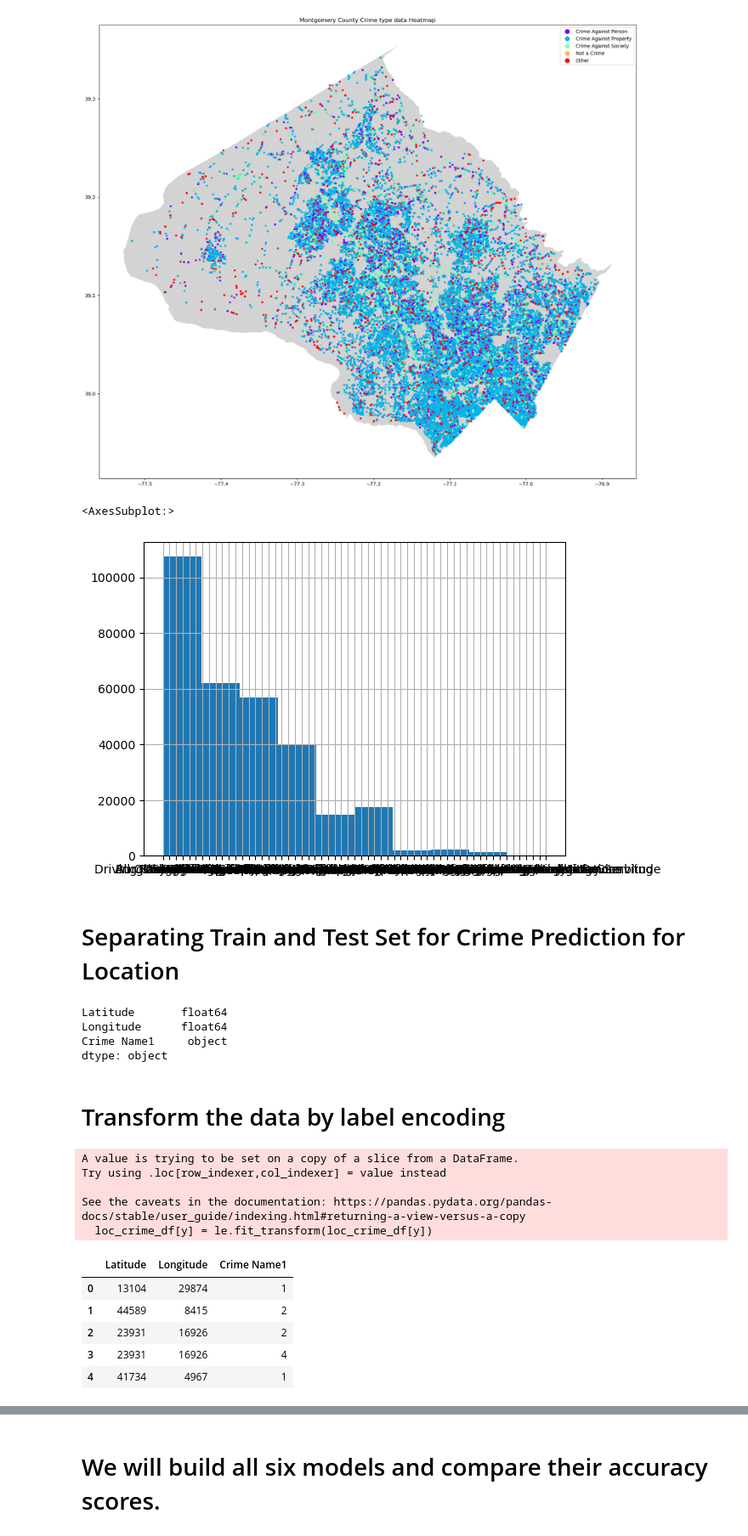
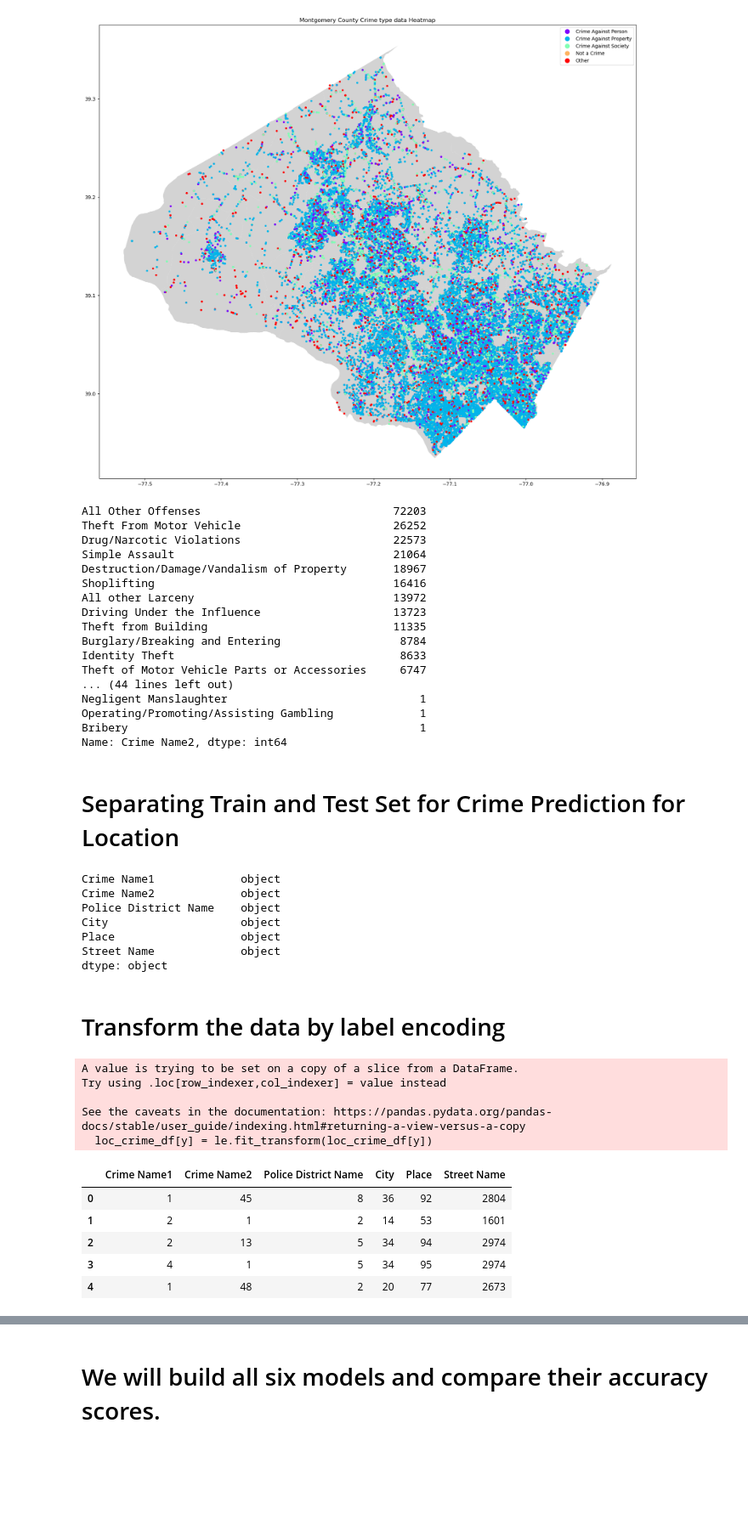
Before and after one commit to Shawon046/Crime-Prediction-for-Montgomery-County, a Jupyter notebook: crime predictor.ipynb, the cells around one changed output, grey strips where cells are left out. Shown at 85% size. Drawn from its saved outputs; the diff is of its cells as text; code cells hidden in the pictures; blank space fills up the shorter version.

```diff
--- a/crime predictor.ipynb
+++ b/crime predictor.ipynb
@@ -133,0 +128,4 @@ inputdf['Longitude'].hist()
+# %%
+inputdf['Crime Name2'].value_counts()
+# Filter all rows for that has occurances less than 5
+inputdf = inputdf[inputdf.columns[inputdf['Crime Name2'].value_counts() > 5]]
@@ -173,52 +191,73 @@ Text(0.5, 1.0, 'Montgomery County Crime type data Heatmap')
 [figure]
 # %%
 #geo_df['Crime Name1'].hist()
-geo_df['Crime Name2'].hist()
-
+geo_df['Crime Name2'].count()
+geo_df['Crime Name2'].value_counts()
 # geo_df.groupby('Crime Name2').count() # per group data count
 
 
 #geo_df['Latitude'].hist()
 # %% [output]
-<AxesSubplot:>
+All Other Offenses                             72203
+Theft From Motor Vehicle                       26252
+Drug/Narcotic Violations                       22573
+Simple Assault                                 21064
+Destruction/Damage/Vandalism of Property       18967
+Shoplifting                                    16416
+All other Larceny                              13972
+Driving Under the Influence                    13723
+Theft from Building                            11335
+Burglary/Breaking and Entering                  8784
+Identity Theft                                  8633
+Theft of Motor Vehicle Parts or Accessories     6747
+... (44 lines left out)
+Negligent Manslaughter                             1
+Operating/Promoting/Assisting Gambling             1
+Bribery                                            1
+Name: Crime Name2, dtype: int64
-[figure, removed]
 # %% [markdown]
 # Separating Train and Test Set for Crime Prediction for Location
 # %%
 # loc_crime_df = inputdf[['Latitude', 'Longitude', 'Crime Name1']]
+loc_crime_df = inputdf[['Crime Name1','Crime Name2', 'Police District Name', 'City', 'Place', 'Street Name']]
 loc_crime_df.head()
 
 loc_crime_df.dtypes
 # %% [output]
-Latitude       float64
-Longitude      float64
-Crime Name1     object
+Crime Name1             object
+Crime Name2             object
+Police District Name    object
+City                    object
+Place                   object
+Street Name             object
 dtype: object
 # %% [markdown]
 # Transform the data by label encoding
 # %%
 def label_encoder(y):
     le = LabelEncoder()
     loc_crime_df[y] = le.fit_transform(loc_crime_df[y])
 
-label_list = ['Latitude', 'Longitude', 'Crime Name1']
+#loc_crime_df = inputdf[['Crime Name1','Crime Name2', 'Police District Name', 'City', 'Place', 'Street Name']]
+
+label_list = ['Crime Name1','Crime Name2', 'Police District Name', 'City', 'Place', 'Street Name']
 
 for l in label_list:
     label_encoder(l)
 
 #Display transformed data
 loc_crime_df.head()
 # %% [output]
 A value is trying to be set on a copy of a slice from a DataFrame.
 Try using .loc[row_indexer,col_indexer] = value instead
 
 See the caveats in the documentation: https://pandas.pydata.org/pandas-docs/stable/user_guide/indexing.html#returning-a-view-versus-a-copy
   loc_crime_df[y] = le.fit_transform(loc_crime_df[y])
-|  | Latitude | Longitude | Crime Name1 |
-| 0 | 13104 | 29874 | 1 |
-| 1 | 44589 | 8415 | 2 |
-| 2 | 23931 | 16926 | 2 |
-| 3 | 23931 | 16926 | 4 |
-| 4 | 41734 | 4967 | 1 |
+|  | Crime Name1 | Crime Name2 | Police District Name | City | Place | Street Name |
+| 0 | 1 | 45 | 8 | 36 | 92 | 2804 |
+| 1 | 2 | 1 | 2 | 14 | 53 | 1601 |
+| 2 | 2 | 13 | 5 | 34 | 94 | 2974 |
+| 3 | 4 | 1 | 5 | 34 | 95 | 2974 |
+| 4 | 1 | 48 | 2 | 20 | 77 | 2673 |
 # %%
 #Divide the dataset into independent and dependent variables
```
Also changed, not shown: parts of 14 cells of this notebook.
